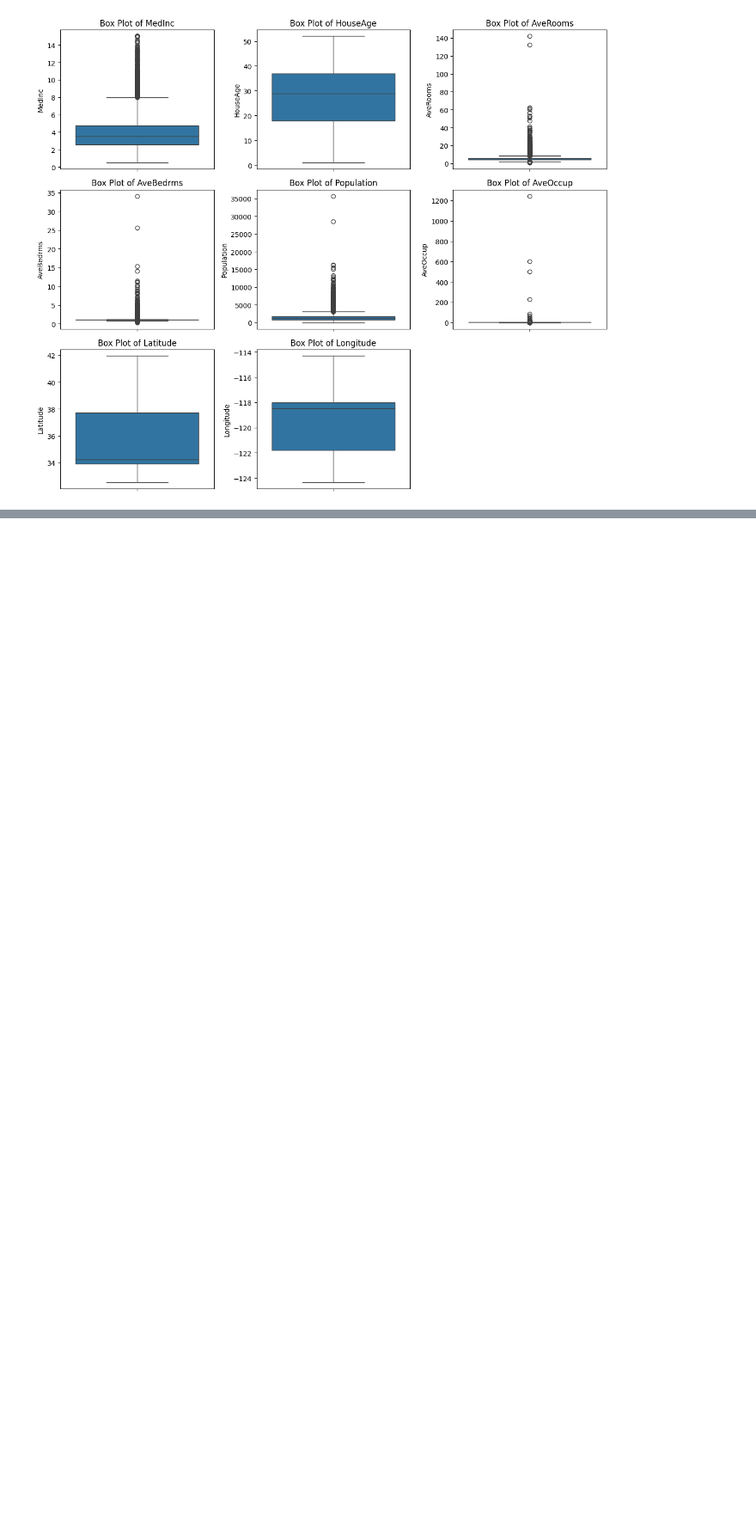
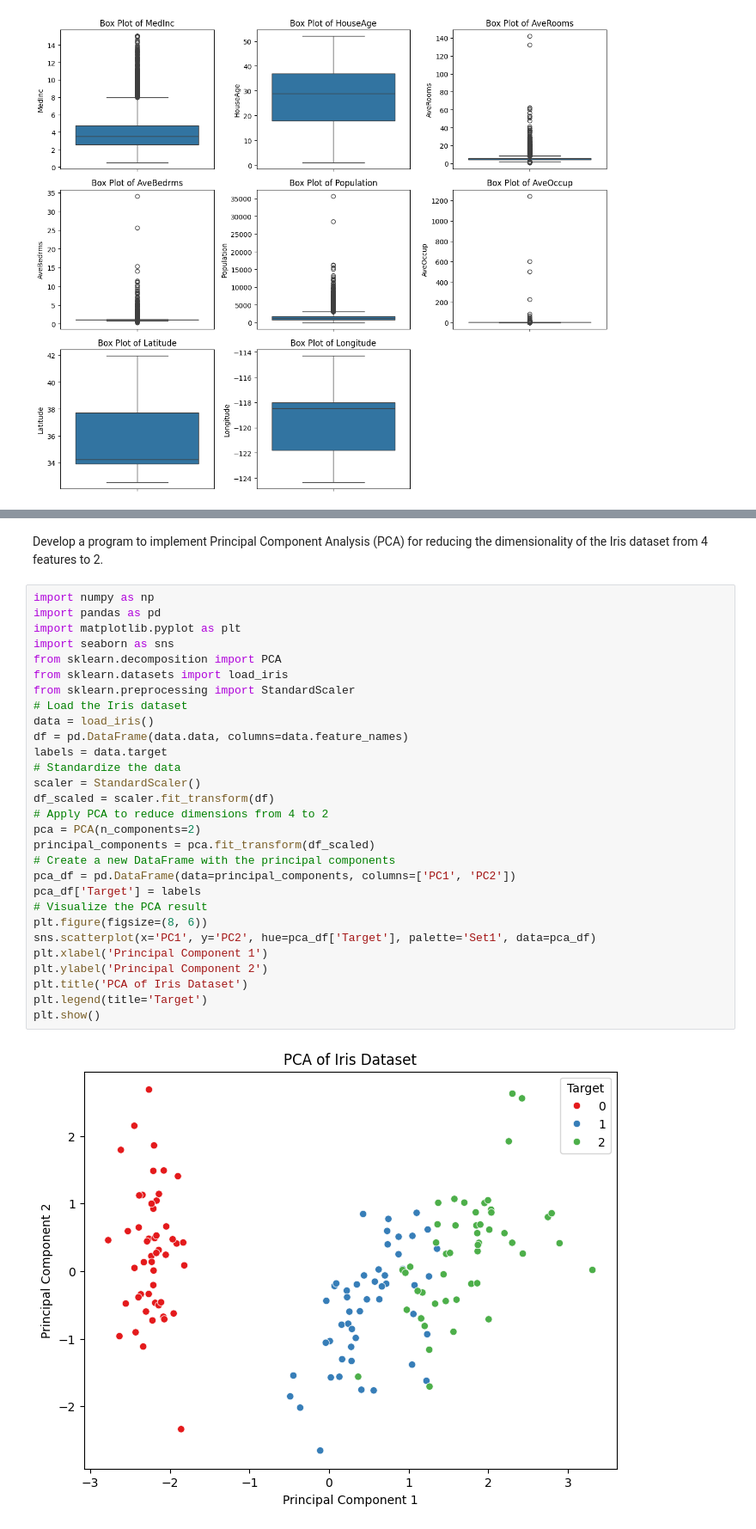
Before and after one commit to Ajithvenkat-10/maventestazure, a Jupyter notebook: chapter_appendix-tools-for-deep-learning/jupyter.ipynb, the cells around one changed output, grey strips where cells are left out. Shown at 86% size. Cells and saved outputs as stored; diff of their text form; blank space fills up the shorter version.

```diff
--- a/chapter_appendix-tools-for-deep-learning/jupyter.ipynb
+++ b/chapter_appendix-tools-for-deep-learning/jupyter.ipynb
@@ -202 +202,34 @@ plt.show()
 [figure]
+# %% [markdown]
+Develop a program to implement Principal Component Analysis (PCA) for reducing the dimensionality of the Iris dataset from 4 features to 2.
+# %%
+import numpy as np
+import pandas as pd
+import matplotlib.pyplot as plt
+import seaborn as sns
+from sklearn.decomposition import PCA
+from sklearn.datasets import load_iris
+from sklearn.preprocessing import StandardScaler
+# Load the Iris dataset
+data = load_iris()
+df = pd.DataFrame(data.data, columns=data.feature_names)
+labels = data.target
+# Standardize the data
+scaler = StandardScaler()
+df_scaled = scaler.fit_transform(df)
+# Apply PCA to reduce dimensions from 4 to 2
+pca = PCA(n_components=2)
+principal_components = pca.fit_transform(df_scaled)
+# Create a new DataFrame with the principal components
+pca_df = pd.DataFrame(data=principal_components, columns=['PC1', 'PC2'])
+pca_df['Target'] = labels
+# Visualize the PCA result
+plt.figure(figsize=(8, 6))
+sns.scatterplot(x='PC1', y='PC2', hue=pca_df['Target'], palette='Set1', data=pca_df)
+plt.xlabel('Principal Component 1')
+plt.ylabel('Principal Component 2')
+plt.title('PCA of Iris Dataset')
+plt.legend(title='Target')
+plt.show()
+# %% [output]
+[figure, added]
```
Also changed, not shown: parts of 3 cells of this notebook.
